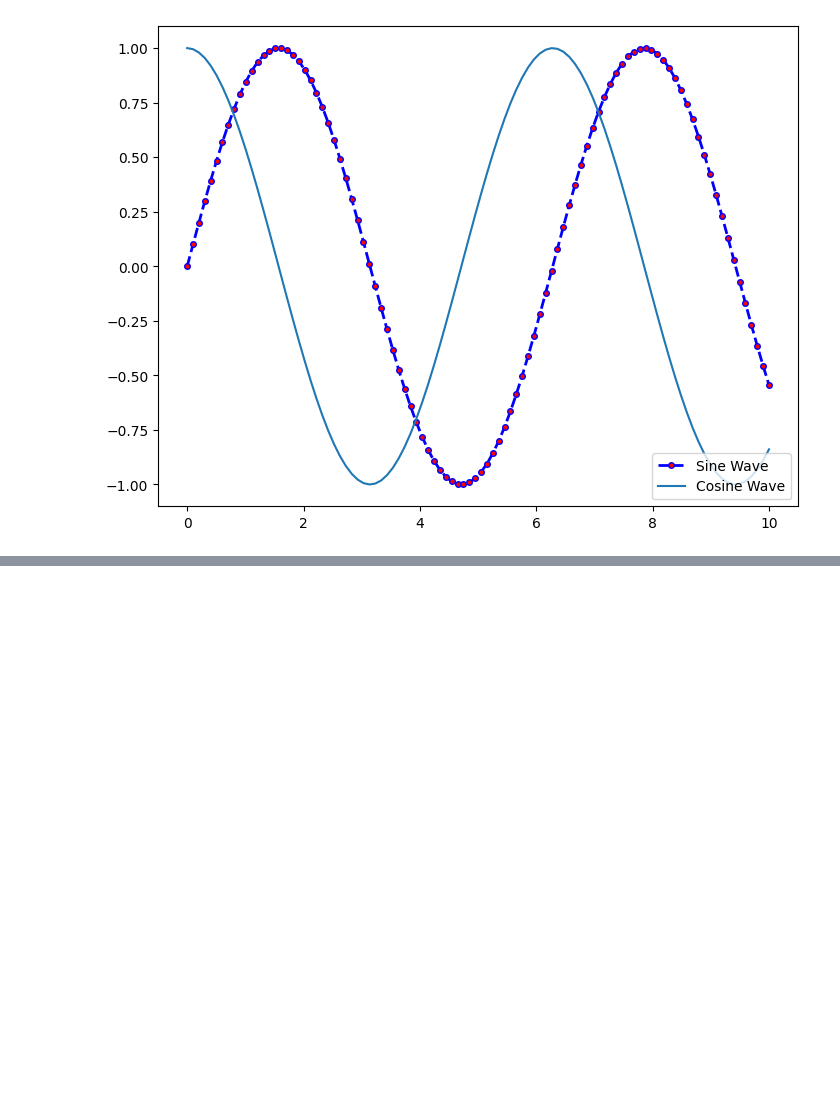
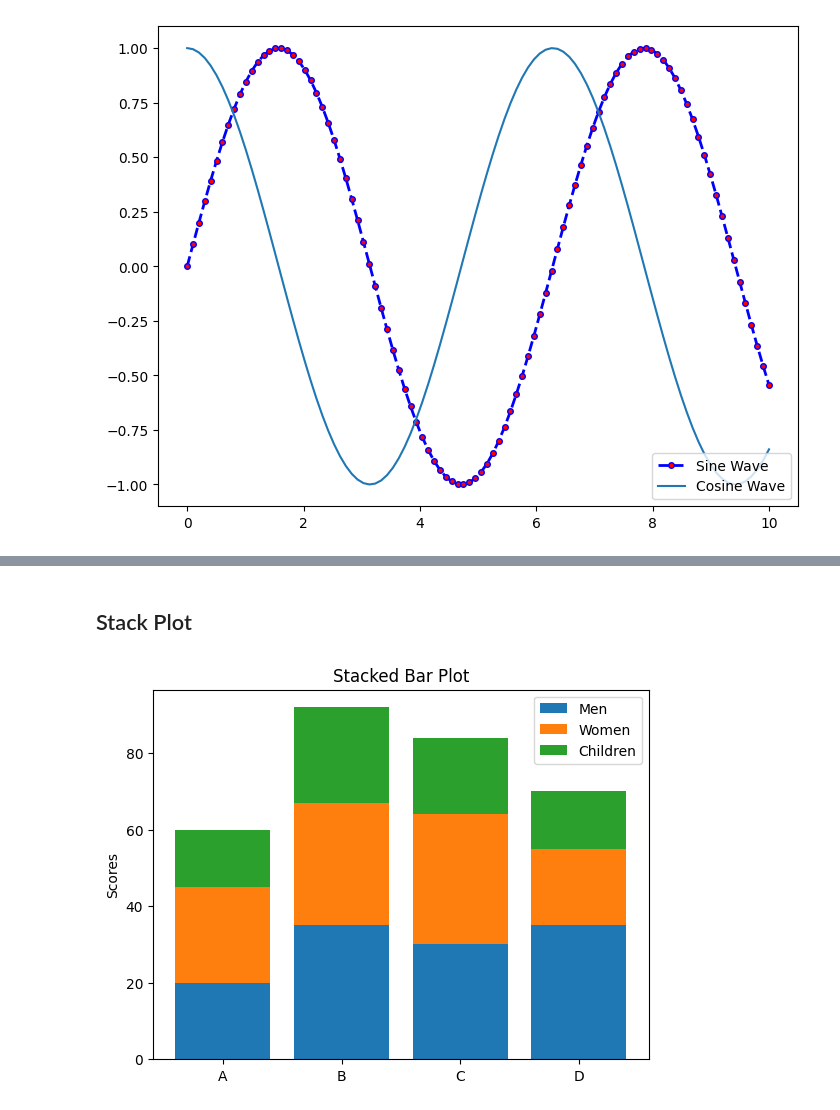
Before and after one commit to TETRAWasTaken/MonoRepo, a Jupyter notebook: DPEL/DPEL_Ass_8.ipynb, the cells around one changed output, grey strips where cells are left out. Saved outputs shown, nothing was run; the diff lists cells and outputs as text; code cells hidden in the pictures; blank space fills up the shorter version.

```diff
--- a/DPEL/DPEL_Ass_8.ipynb
+++ b/DPEL/DPEL_Ass_8.ipynb
@@ -85,0 +116,20 @@ ax.legend(loc=4)
+# %% [markdown]
+## Stack Plot
+# %%
+# Simple stacked bar plot example
+labels = ['A', 'B', 'C', 'D']
+men = np.array([20, 35, 30, 35])
+women = np.array([25, 32, 34, 20])
+children = np.array([15, 25, 20, 15])
+
+fig, ax = plt.subplots()
+ax.bar(labels, men, label='Men')
+ax.bar(labels, women, bottom=men, label='Women')
+ax.bar(labels, children, bottom=men+women, label='Children')
+
+ax.set_ylabel('Scores')
+ax.set_title('Stacked Bar Plot')
+ax.legend()
+plt.show()
+# %% [output]
+[figure, added]
```
Also changed, not shown: parts of 8 cells of this notebook.
